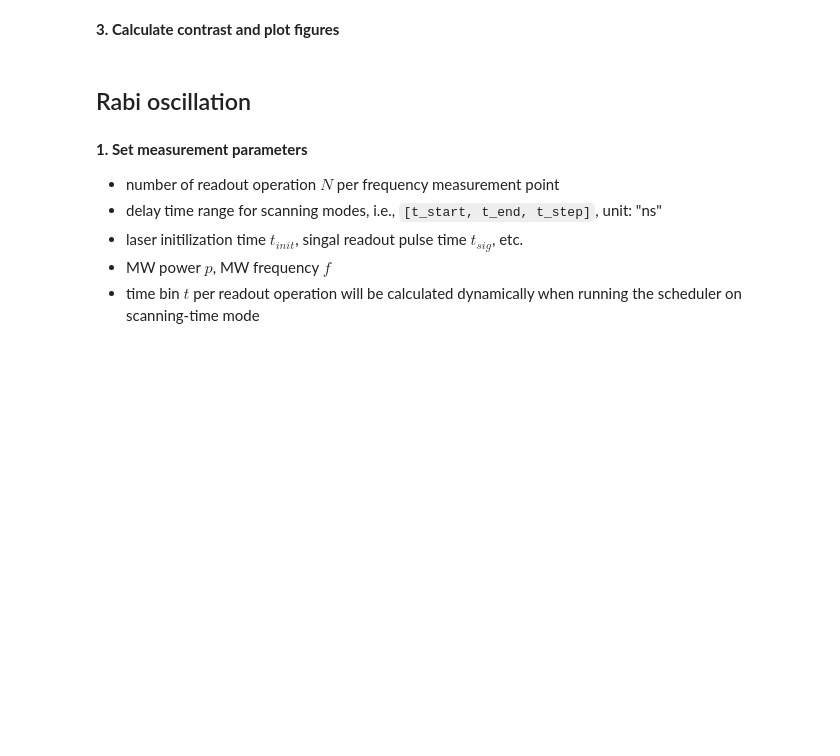
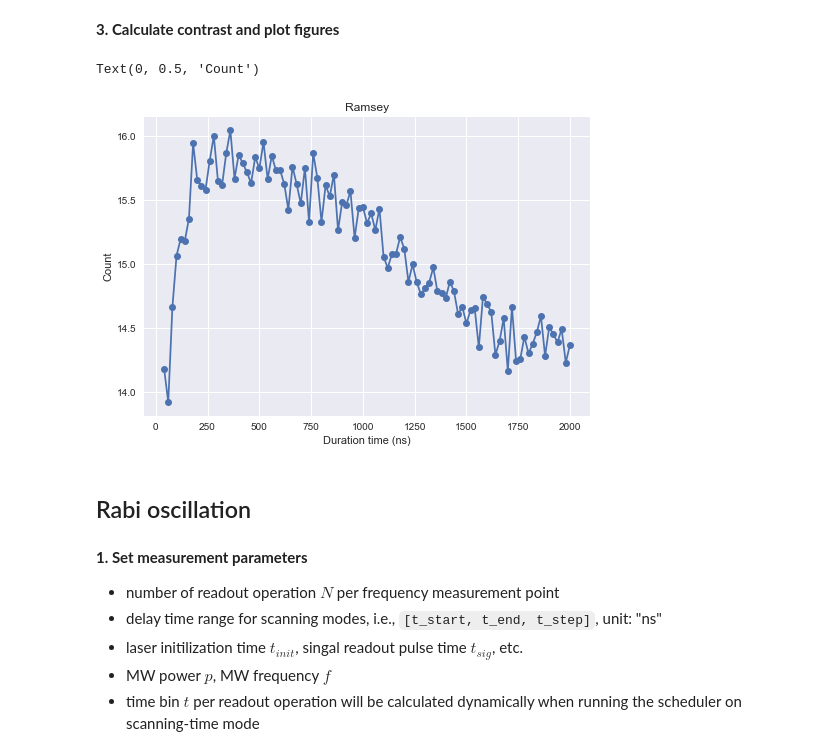
Before and after one commit to Youngcius/odmactor, a Jupyter notebook: project/tutorial/time-odmr.ipynb, the cells around one changed output. Saved outputs shown, nothing was run; the diff lists cells and outputs as text; code cells hidden in the pictures; blank space fills up the shorter version.

```diff
--- a/project/tutorial/time-odmr.ipynb
+++ b/project/tutorial/time-odmr.ipynb
@@ -22,32 +22,29 @@ import numpy as np
 - time bin $t$ per readout operation will be calculated dynamically when running the scheduler on scanning-time mode
 # %%
 
-t_start = 100
-t_end = 4000
+t_start = 40
+t_end = 2000
 t_step = 20
 
 pi_power = 10
-pi_freq = 2.871 * C.giga
-pi_time = 100 * C.nano
+pi_freq = 2.852 * C.giga
+pi_time = 210 * C.nano
 
-t_init = 1e3
-inter_init_mw = 1e3
-t_read_sig = 400
+t_init = 5e3
+inter_init_mw = 0
+t_read_sig = 800
 t_read_ref = t_read_sig
 
-N = int(1e6 / 4)
+N = int(1e6 / 2)
 # %% [markdown]
 **2. Construct a Ramsey Scheduler and run**
 
 Especially, the calibrated MW $\pi$ pulse should be configured
 # %%
-scheduler = RamseyScheduler()
+scheduler = RamseyScheduler(mw_ttl=0)
 scheduler.pi_pulse['freq'], scheduler.pi_pulse['power'], scheduler.pi_pulse['time'] = pi_freq, pi_power, pi_time
-scheduler.configure_odmr_seq(t_init, t_read_sig, t_read_ref, inter_init_mw, N=N)
+scheduler.configure_odmr_seq(t_init, t_read_sig, inter_init_mw=inter_init_mw, N=N)
 scheduler.set_delay_times(t_start, t_end, t_step)
-scheduler.configure_tagger_counting('cbm')
-
-scheduler.run_scanning()
-scheduler.close()
+scheduler.configure_tagger_counting(reader='cbm')
 # %% [output]
 --- USE ASGDLL_x64.dll ---
@@ -67,3 +84,14 @@ plot_ramsey(counts_sig_ref[0], contrast)
+# %%
+# plot_ramsey(counts_sig_ref[0], contrast)
+
+plt.style.use('seaborn')
+plt.plot(counts_sig_ref[0], counts_sig_ref[1],'o-')
+plt.title('Ramsey')
+plt.xlabel('Duration time (ns)')
+plt.ylabel('Count')
+# %% [output]
+Text(0, 0.5, 'Count')
+[figure, added]
 # %% [markdown]
 ## Rabi oscillation
 # %% [markdown]
```
Also changed, not shown: parts of 13 cells of this notebook, 2 other files.
